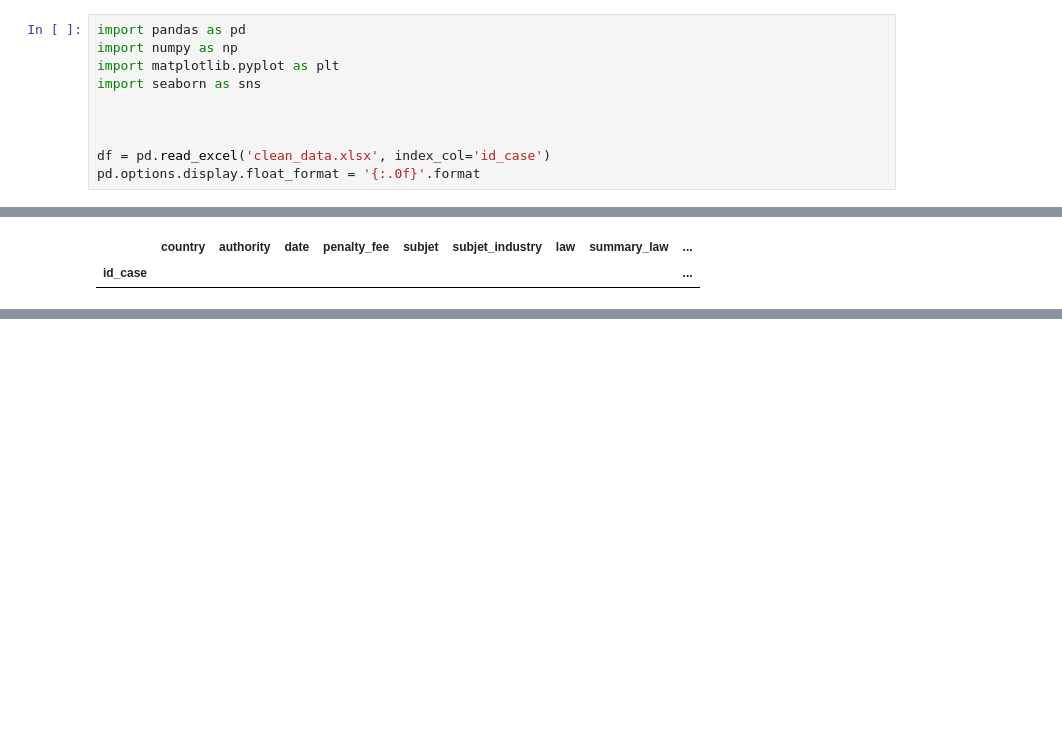
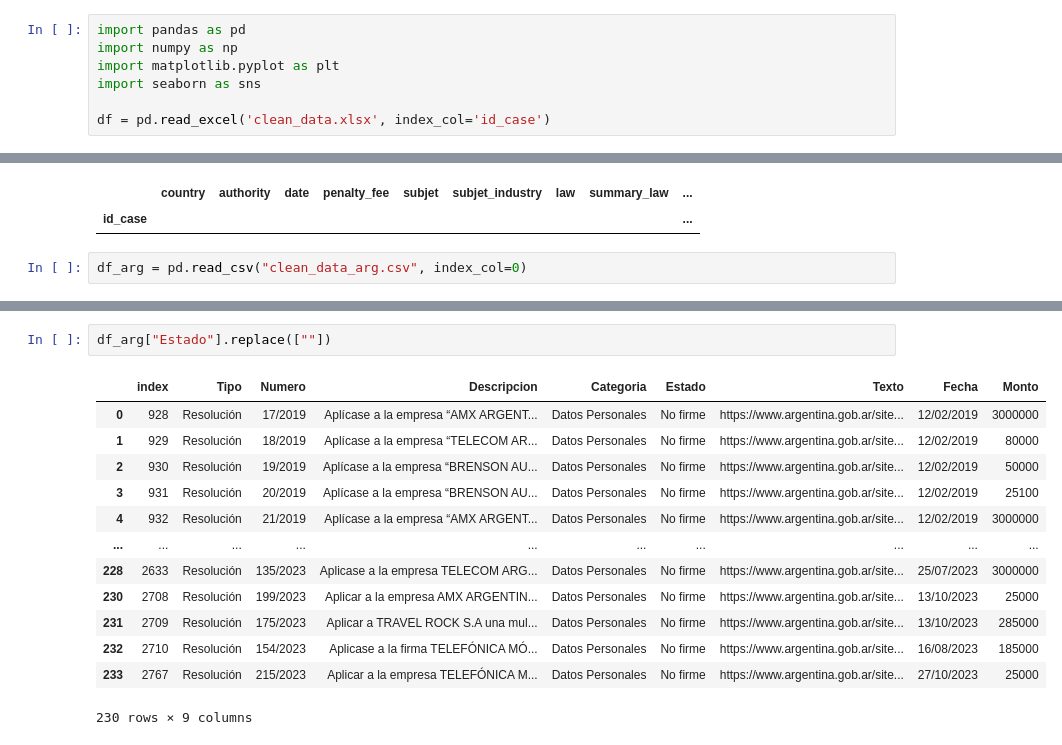
Before and after one commit to gomezgaston/Data_Compliance_Analysis, a Jupyter notebook: EDA.ipynb, the cells around one changed output, grey strips where cells are left out. Drawn from its saved outputs; the diff is of its cells as text; blank space fills up the shorter version.

```diff
--- a/EDA.ipynb
+++ b/EDA.ipynb
@@ -4,10 +4,7 @@ import numpy as np
 import matplotlib.pyplot as plt
 import seaborn as sns
 
-
-
 df = pd.read_excel('clean_data.xlsx', index_col='id_case')
-pd.options.display.float_format = '{:.0f}'.format
 # %%
 # Sort the DataFrame by count in descending order for a better-looking histogram
 df_aux = df['country'].value_counts().head(10)
@@ -163,3 +189,5 @@ df.query('subjet.str.contains("Microsoft|LinkedIn", case=False, na=False)', engi
 # %% [output]
 |  | country | authority | date | penalty_fee | subjet | subjet_industry | law | summary_law | ... |
 | id_case |  |  |  |  |  |  |  |  | ... |
+# %%
+df_arg = pd.read_csv("clean_data_arg.csv", index_col=0)
@@ -165,0 +202,16 @@ df.query('subjet.str.contains("Microsoft|LinkedIn", case=False, na=False)', engi
+# %%
+df_arg["Estado"].replace([""])
+# %% [output]
+|  | index | Tipo | Numero | Descripcion | Categoria | Estado | Texto | Fecha | Monto |
+| 0 | 928 | Resolución | 17/2019 | Aplícase a la empresa “AMX ARGENT... | Datos Personales | No firme | https://www.argentina.gob.ar/site... | 12/02/2019 | 3000000 |
+| 1 | 929 | Resolución | 18/2019 | Aplícase a la empresa “TELECOM AR... | Datos Personales | No firme | https://www.argentina.gob.ar/site... | 12/02/2019 | 80000 |
+| 2 | 930 | Resolución | 19/2019 | Aplícase a la empresa “BRENSON AU... | Datos Personales | No firme | https://www.argentina.gob.ar/site... | 12/02/2019 | 50000 |
+| 3 | 931 | Resolución | 20/2019 | Aplícase a la empresa “BRENSON AU... | Datos Personales | No firme | https://www.argentina.gob.ar/site... | 12/02/2019 | 25100 |
+| 4 | 932 | Resolución | 21/2019 | Aplícase a la empresa “AMX ARGENT... | Datos Personales | No firme | https://www.argentina.gob.ar/site... | 12/02/2019 | 3000000 |
+| ... | ... | ... | ... | ... | ... | ... | ... | ... | ... |
+| 228 | 2633 | Resolución | 135/2023 | Aplicase a la empresa TELECOM ARG... | Datos Personales | No firme | https://www.argentina.gob.ar/site... | 25/07/2023 | 3000000 |
+| 230 | 2708 | Resolución | 199/2023 | Aplicar a la empresa AMX ARGENTIN... | Datos Personales | No firme | https://www.argentina.gob.ar/site... | 13/10/2023 | 25000 |
+| 231 | 2709 | Resolución | 175/2023 | Aplicar a TRAVEL ROCK S.A una mul... | Datos Personales | No firme | https://www.argentina.gob.ar/site... | 13/10/2023 | 285000 |
+| 232 | 2710 | Resolución | 154/2023 | Aplicase a la firma TELEFÓNICA MÓ... | Datos Personales | No firme | https://www.argentina.gob.ar/site... | 16/08/2023 | 185000 |
+| 233 | 2767 | Resolución | 215/2023 | Aplicar a la empresa TELEFÓNICA M... | Datos Personales | No firme | https://www.argentina.gob.ar/site... | 27/10/2023 | 25000 |
+230 rows × 9 columns
```
Also changed, not shown: parts of 4 cells of this notebook, 4 other files.
